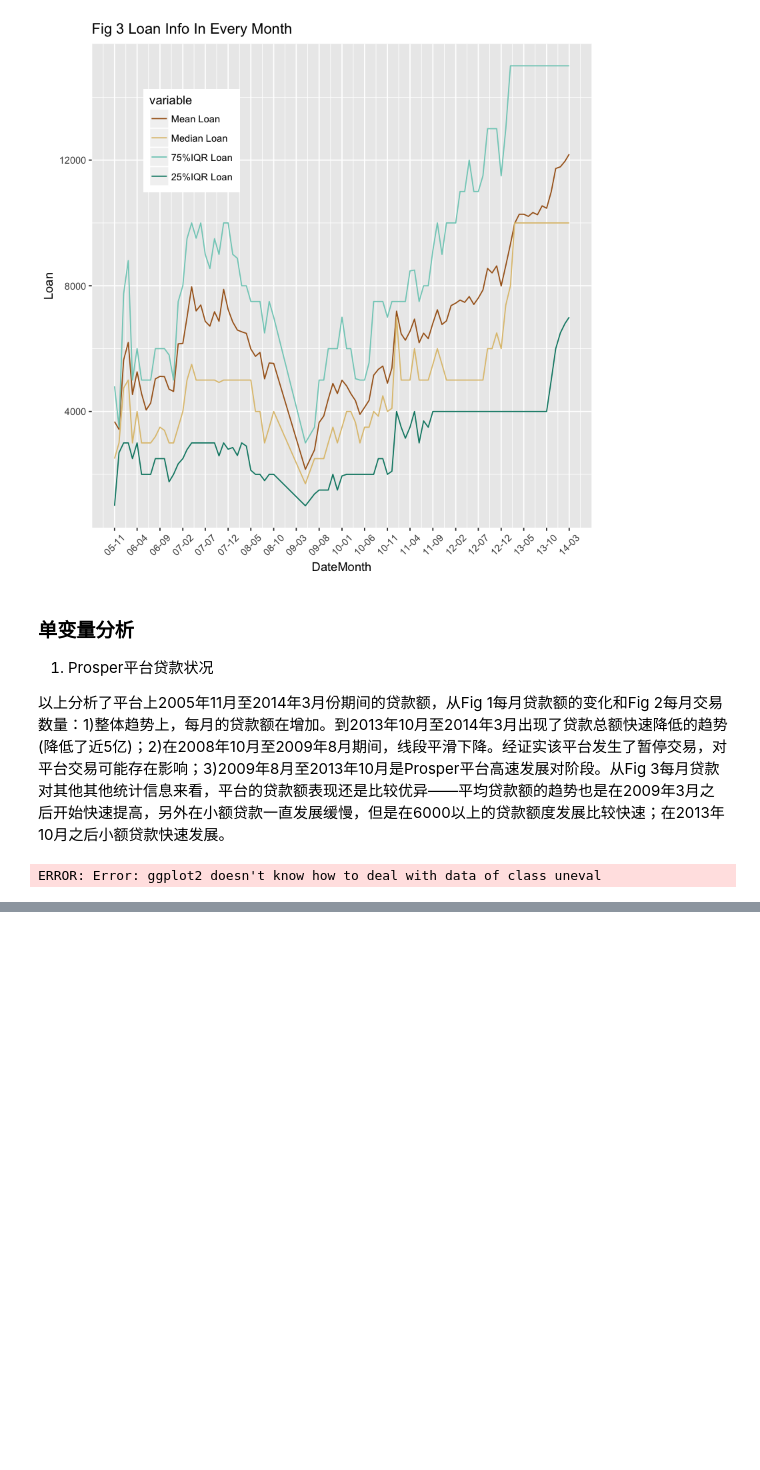
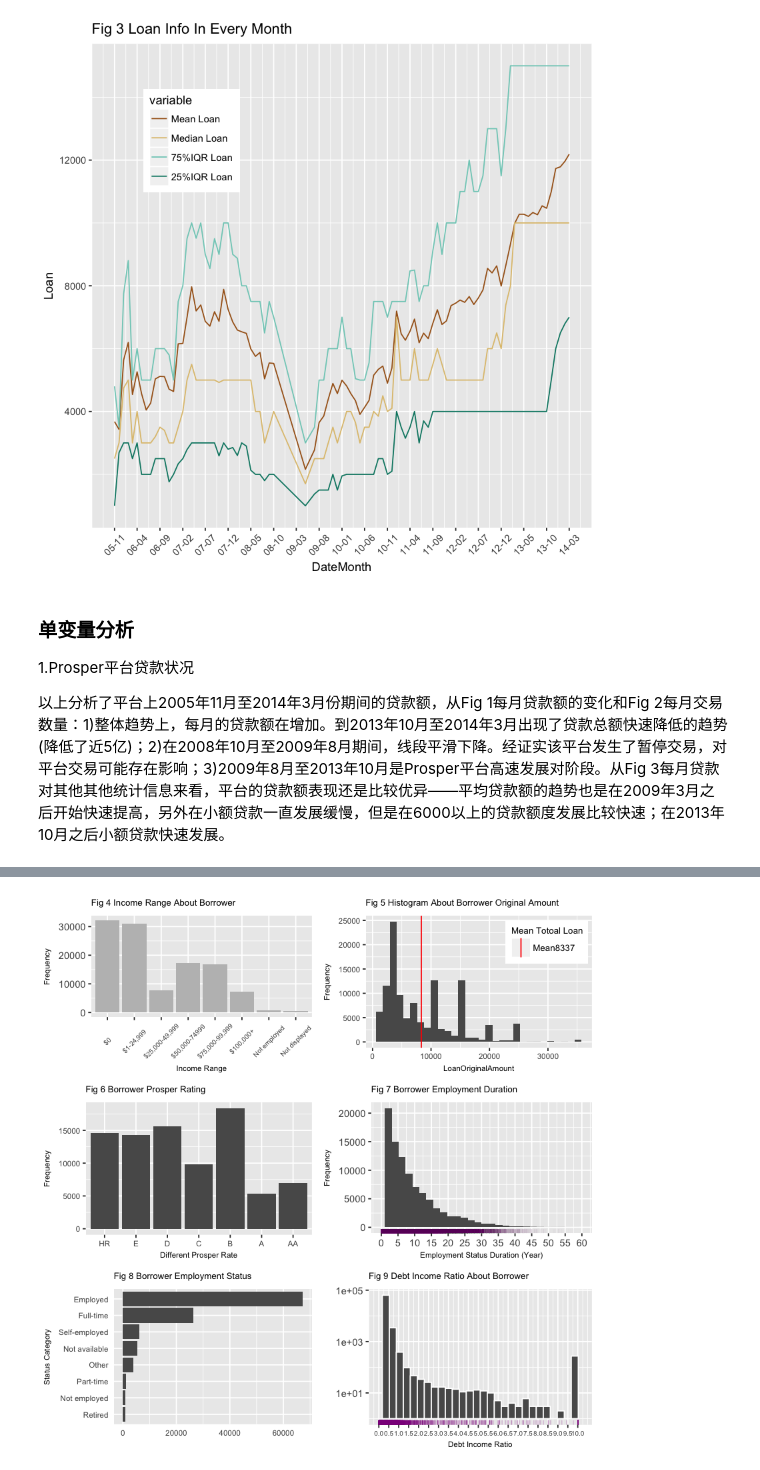
Before and after one commit to ZenRay/DataAnalysisAndSummary, a Jupyter notebook: ProsperEDA.ipynb, the cells around one changed output, grey strips where cells are left out. Saved outputs shown, nothing was run; the diff lists cells and outputs as text; code cells hidden in the pictures; blank space fills up the shorter version.

Commit message:
analysis the borrower information  Please enter the commit message for your changes. Lines starting

```diff
--- a/ProsperEDA.ipynb
+++ b/ProsperEDA.ipynb
@@ -96,7 +96,9 @@ rawprosper$ProsperRating..Alpha. <- ordered(rawprosper$ProsperRating..Alpha., le
 rawprosper$IncomeRange <- ordered(rawprosper$IncomeRange,levels=unique(rawprosper$IncomeRange),
                                  labels=c("$0", "$1-24,999", "$25,000-49,999", "$50,000-74999", "$75,000-99,999", "$100,000+", "Not employed","Not displayed"))
 rawprosper$Occupation <- factor(rawprosper$Occupation)
-rawprosper$EmploymentStatus <- factor(rawprosper$EmploymentStatus)
+rawprosper$EmploymentStatus <- factor(rawprosper$EmploymentStatus,
+                                      levels=c('', 'Employed', 'Full-time', 'Not available', 'Not employed', 'Other', 'Part-time', 'Retired', 'Self-employed'),
+                                     labels=c("NA", 'Employed', 'Full-time', 'Not available', 'Not employed', 'Other', 'Part-time', 'Retired', 'Self-employed'))
 # %%
 # show unnormal variable name
 for (key in names(rawprosper)) {
@@ -198,6 +200,6 @@ ggplot(aes(x=DateMonth, y=value), data= Loaninfo) +
 [figure]
 # %% [markdown]
 ### 单变量分析
-1. Prosper平台贷款状况
+1.Prosper平台贷款状况
 
 以上分析了平台上2005年11月至2014年3月份期间的贷款额，从Fig 1每月贷款额的变化和Fig 2每月交易数量：1)整体趋势上，每月的贷款额在增加。到2013年10月至2014年3月出现了贷款总额快速降低的趋势(降低了近5亿)；2)在2008年10月至2009年8月期间，线段平滑下降。经证实该平台发生了暂停交易，对平台交易可能存在影响；3)2009年8月至2013年10月是Prosper平台高速发展对阶段。从Fig 3每月贷款对其他其他统计信息来看，平台的贷款额表现还是比较优异——平均贷款额的趋势也是在2009年3月之后开始快速提高，另外在小额贷款一直发展缓慢，但是在6000以上的贷款额度发展比较快速；在2013年10月之后小额贷款快速发展。
@@ -217,4 +206,51 @@ p2 <- ggplot(aes(LoanOriginalAmount), data=rawprosper) +
-# %%
-ggplot(aes(ProsperRating..Alpha.))
-# %% [output]
-ERROR: Error: ggplot2 doesn't know how to deal with data of class uneval
+# %%
+p1 <- ggplot(aes(IncomeRange), data=rawprosper) +
+    geom_bar(fill="grey") +
+    labs(x="Income Range",y="Frequency", title="Fig 4 Income Range About Borrower") +
+    theme(axis.text.x = element_text(angle = 45, hjust = 0.5, vjust = 0.5, size=6),
+          plot.title=element_text(size=8), axis.title = element_text(size=7))
+p2 <- ggplot(aes(LoanOriginalAmount), data=rawprosper) +
+    geom_histogram() +
+    geom_vline(aes(xintercept=mean(rawprosper$LoanOriginalAmount),colour="Mean8337")) + # adding legend
+    scale_colour_manual(name="Mean Totoal Loan", values=c(Mean8337="red")) +
+    ggtitle("Fig 5 Histogram About Borrower Original Amount") +
+    ylab("Frequency") +
+    theme(plot.title=element_text(size=8),legend.position=c(.8,.8),
+          legend.title=element_text(size=8), legend.text=element_text(size=8),
+          axis.title = element_text(size=7), axis.text=element_text(size=7))
+
+p3 <- ggplot(aes(ProsperRatingAlpha), data=subset(rawprosper, ProsperRatingAlpha != "NA")) +
+    geom_bar() +
+    ggtitle("Fig 6 Borrower Prosper Rating") +
+    labs(y="Frequency", x="Different Prosper Rate") +
+    theme(plot.title=element_text(size=8), axis.title=element_text(size=7),
+          axis.text=element_text(size=7))
+
+p4 <- ggplot(aes(x=EmploymentStatusDuration/12), data=subset(rawprosper, !is.na(EmploymentStatusDuration))) +
+    geom_histogram()+
+    geom_rug(sides="b", na.rm=TRUE, alpha=0.01, color="#8B008B") +
+    labs(x="Employment Status Duration (Year)", y="Frequency", title="Fig 7 Borrower Employment Duration") +
+    scale_x_continuous(limits=c(0, 60), breaks=seq(0, 60, 5)) +
+    theme(plot.title=element_text(size=8), axis.title = element_text(size=7))
+
+p5 <- ggplot(aes(reorder(EmploymentStatus, rep(1, length(EmploymentStatus)), sum)),
+             data=subset(rawprosper, EmploymentStatus != "NA")) +
+    geom_bar() +
+    theme(axis.ticks=element_blank()) +
+    coord_flip() +
+    labs(x="Status Category", y="", title="Fig 8 Borrower Employment Status") +
+    theme(plot.title=element_text(size=8), axis.title = element_text(size=7),
+         axis.text=element_text(size=7)) # fix the axis text font size
+
+p6 <- ggplot(aes(DebtToIncomeRatio), data=subset(rawprosper, !is.nan(DebtToIncomeRatio))) +
+    geom_histogram(color="white") +
+    geom_rug(alpha=0.2,color="#8B008B") +
+    scale_y_log10() +
+    labs(x="Debt Income Ratio", y="", title="Fig 9 Debt Income Ratio About Borrower") +
+    scale_x_continuous(limits=c(0, 10.2), breaks=seq(0, 10.2, .5)) +
+#     theme(axis.text.y = element_blank()) +
+    theme(plot.title=element_text(size=8), axis.title = element_text(size=7), axis.text.x=element_text(size=6))
+
+# plot the all information about borrower
+grid.arrange(p1, p2, p3, p4, p5, p6, ncol=2)
+# %% [output]
@@ -220,0 +265 @@ ERROR: Error: ggplot2 doesn't know how to deal with data of class uneval
+[figure, added]
```
Also changed, not shown: parts of 7 cells of this notebook.
